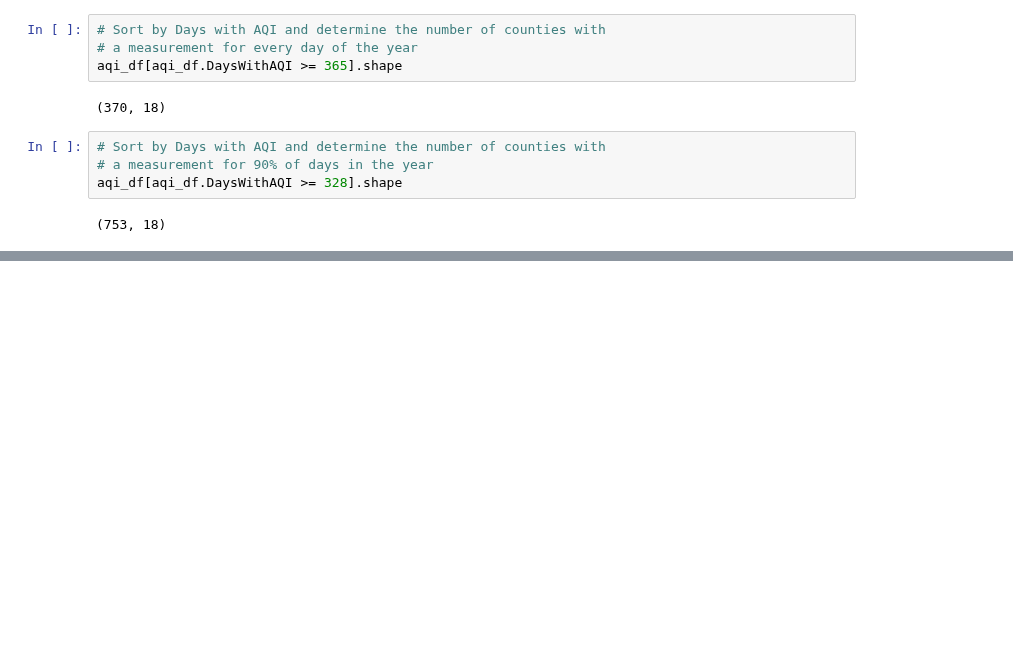
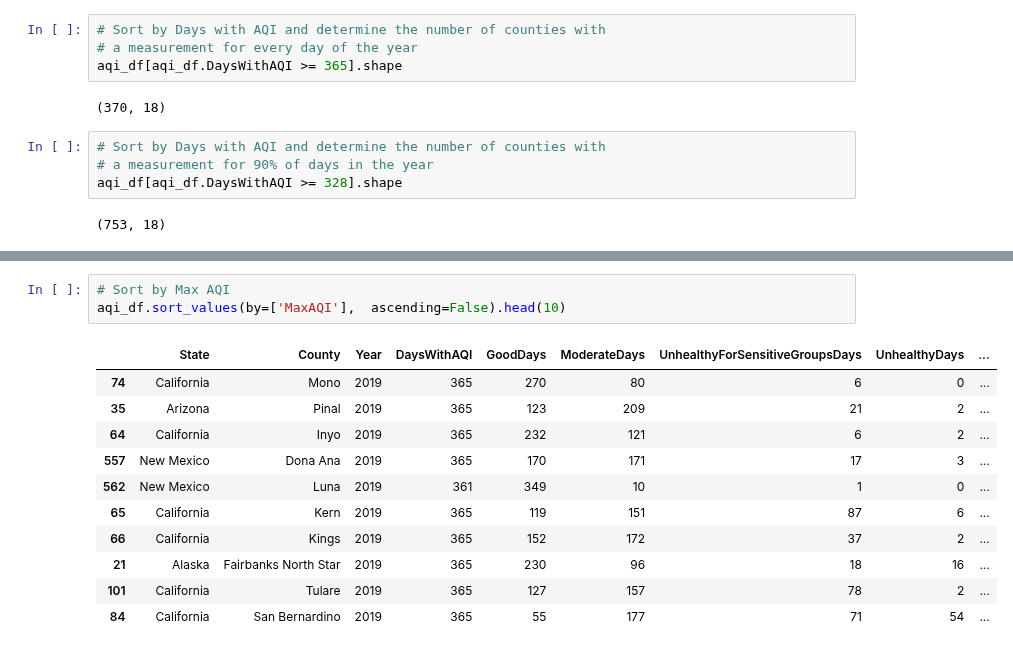
Before and after one commit to AvatarJoshi/copd_project, a Jupyter notebook: 2019/AirQuality_2019.ipynb, the cells around one changed output, grey strips where cells are left out. Cells and saved outputs as stored; diff of their text form; blank space fills up the shorter version.

```diff
--- a/2019/AirQuality_2019.ipynb
+++ b/2019/AirQuality_2019.ipynb
@@ -190,0 +221,15 @@ aqi_df.sort_values(by=['DaysOzone'],  ascending=False).head(10)
+# %%
+# Sort by Max AQI
+aqi_df.sort_values(by=['MaxAQI'],  ascending=False).head(10)
+# %% [output]
+|  | State | County | Year | DaysWithAQI | GoodDays | ModerateDays | UnhealthyForSensitiveGroupsDays | UnhealthyDays | ... |
+| 74 | California | Mono | 2019 | 365 | 270 | 80 | 6 | 0 | ... |
+| 35 | Arizona | Pinal | 2019 | 365 | 123 | 209 | 21 | 2 | ... |
+| 64 | California | Inyo | 2019 | 365 | 232 | 121 | 6 | 2 | ... |
+| 557 | New Mexico | Dona Ana | 2019 | 365 | 170 | 171 | 17 | 3 | ... |
+| 562 | New Mexico | Luna | 2019 | 361 | 349 | 10 | 1 | 0 | ... |
+| 65 | California | Kern | 2019 | 365 | 119 | 151 | 87 | 6 | ... |
+| 66 | California | Kings | 2019 | 365 | 152 | 172 | 37 | 2 | ... |
+| 21 | Alaska | Fairbanks North Star | 2019 | 365 | 230 | 96 | 18 | 16 | ... |
+| 101 | California | Tulare | 2019 | 365 | 127 | 157 | 78 | 2 | ... |
+| 84 | California | San Bernardino | 2019 | 365 | 55 | 177 | 71 | 54 | ... |
```
Also changed, not shown: parts of 8 cells of this notebook.
